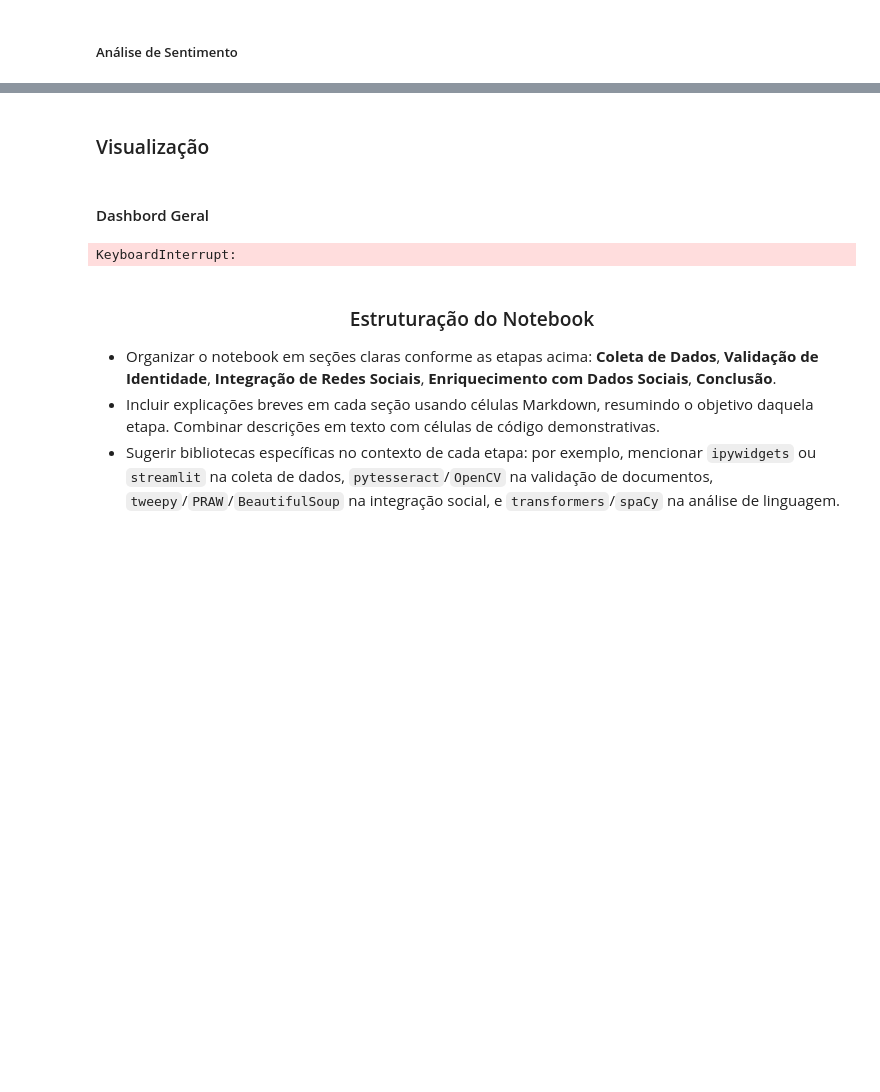
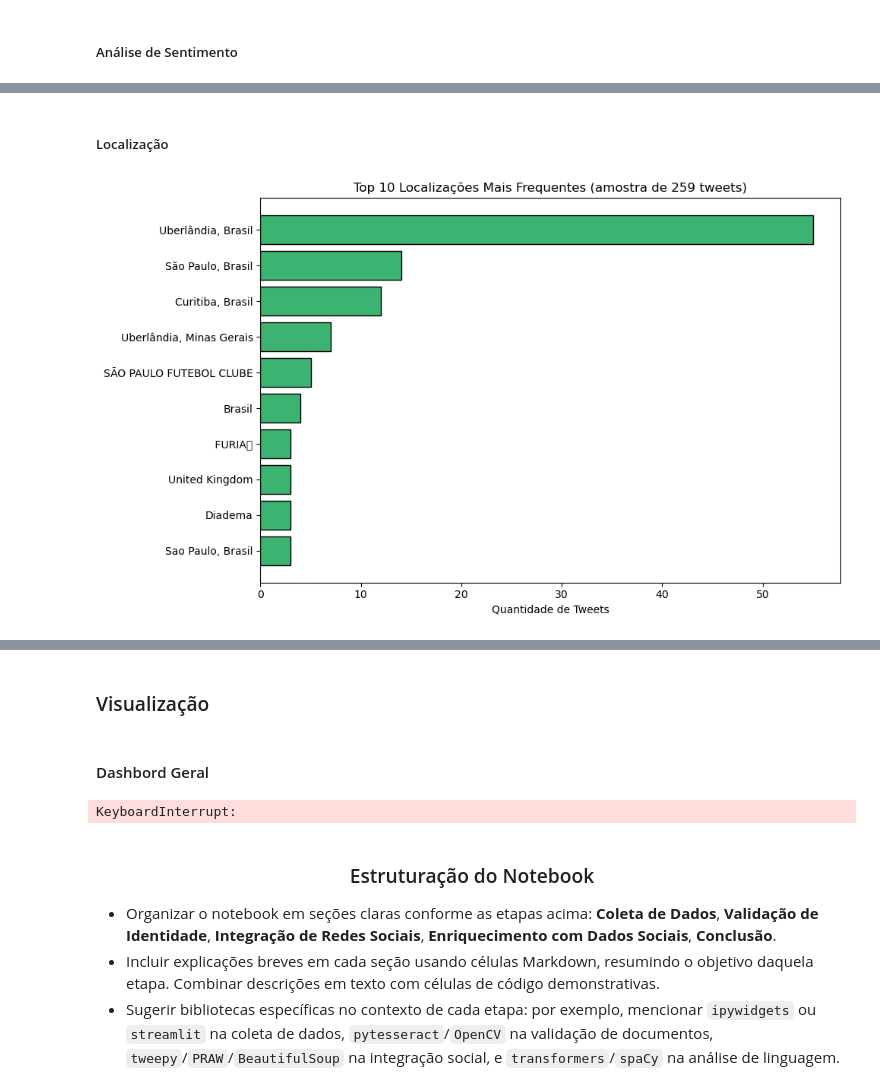
Before and after one commit to LMolinaro01/FURIA_KnowYourFan, a Jupyter notebook: Análise_Geral.ipynb, the cells around one changed output, grey strips where cells are left out. Saved outputs shown, nothing was run; the diff lists cells and outputs as text; code cells hidden in the pictures; blank space fills up the shorter version.

```diff
--- a/Análise_Geral.ipynb
+++ b/Análise_Geral.ipynb
@@ -867,0 +1133,47 @@ for canal, grupo in top_comentarios_canal.groupby('channel_name'):
+# %% [markdown]
+##### Localização
+# %%
+import pandas as pd
+import matplotlib.pyplot as plt
+import json
+
+# ====== Parâmetro de Amostragem ======
+sample_size = 500  # defina aqui quantos tweets quer incluir na análise
+
+# ====== 1. Carrega os dados JSON ======
+with open('form_data/tweets_furia.json', 'r', encoding='utf-8') as f:
+    data = json.load(f)
+df = pd.DataFrame(data)
+
+# ====== 2. Reduz a amostragem ======
+if len(df) > sample_size:
+    df = df.sample(n=sample_size, random_state=42).reset_index(drop=True)
+
+# ====== 3. Extrai localização dos usuários ======
+df['localizacao'] = df['user'].apply(
+    lambda u: u.get('location') if isinstance(u, dict) else None
+)
+
+# ====== 4. Remove valores nulos ou vazios ======
+df_local = df[
+    df['localizacao'].notna() &
+    (df['localizacao'].str.strip() != '')
+].copy()
+
+# ====== 5. Conta os locais mais frequentes ======
+frequencia_locais = df_local['localizacao'].value_counts().head(10)
+
+# ====== 6. Plota gráfico de barras ======
+plt.figure(figsize=(10, 6))
+plt.barh(
+    frequencia_locais.index[::-1],
+    frequencia_locais.values[::-1],
+    color='mediumseagreen',
+    edgecolor='black'
+)
+plt.xlabel('Quantidade de Tweets')
+plt.title(f'Top 10 Localizações Mais Frequentes (amostra de {len(df)} tweets)')
+plt.tight_layout()
+plt.show()
+# %% [output]
+[figure, added]
```
Also changed, not shown: parts of 15 cells of this notebook.
